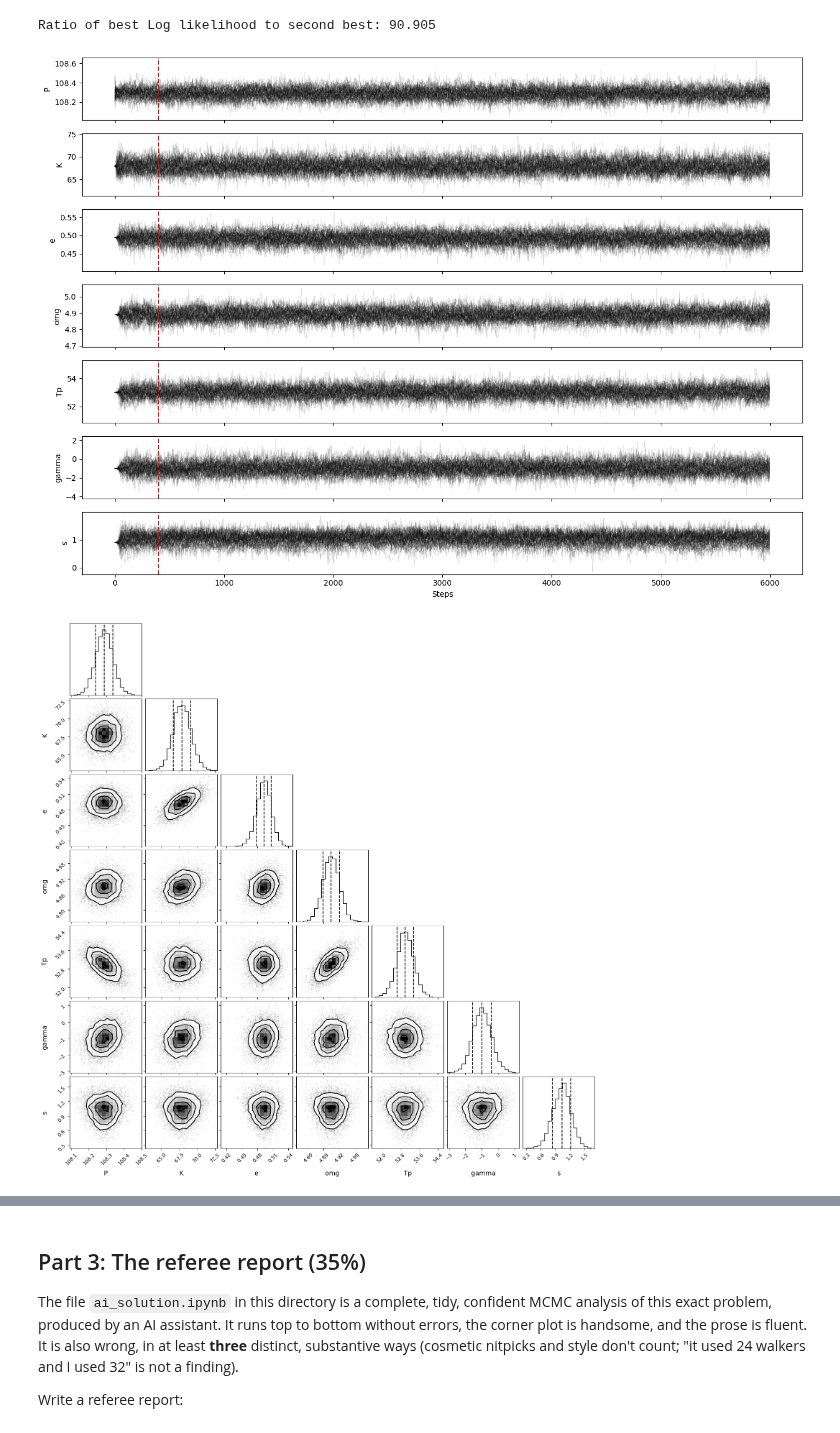
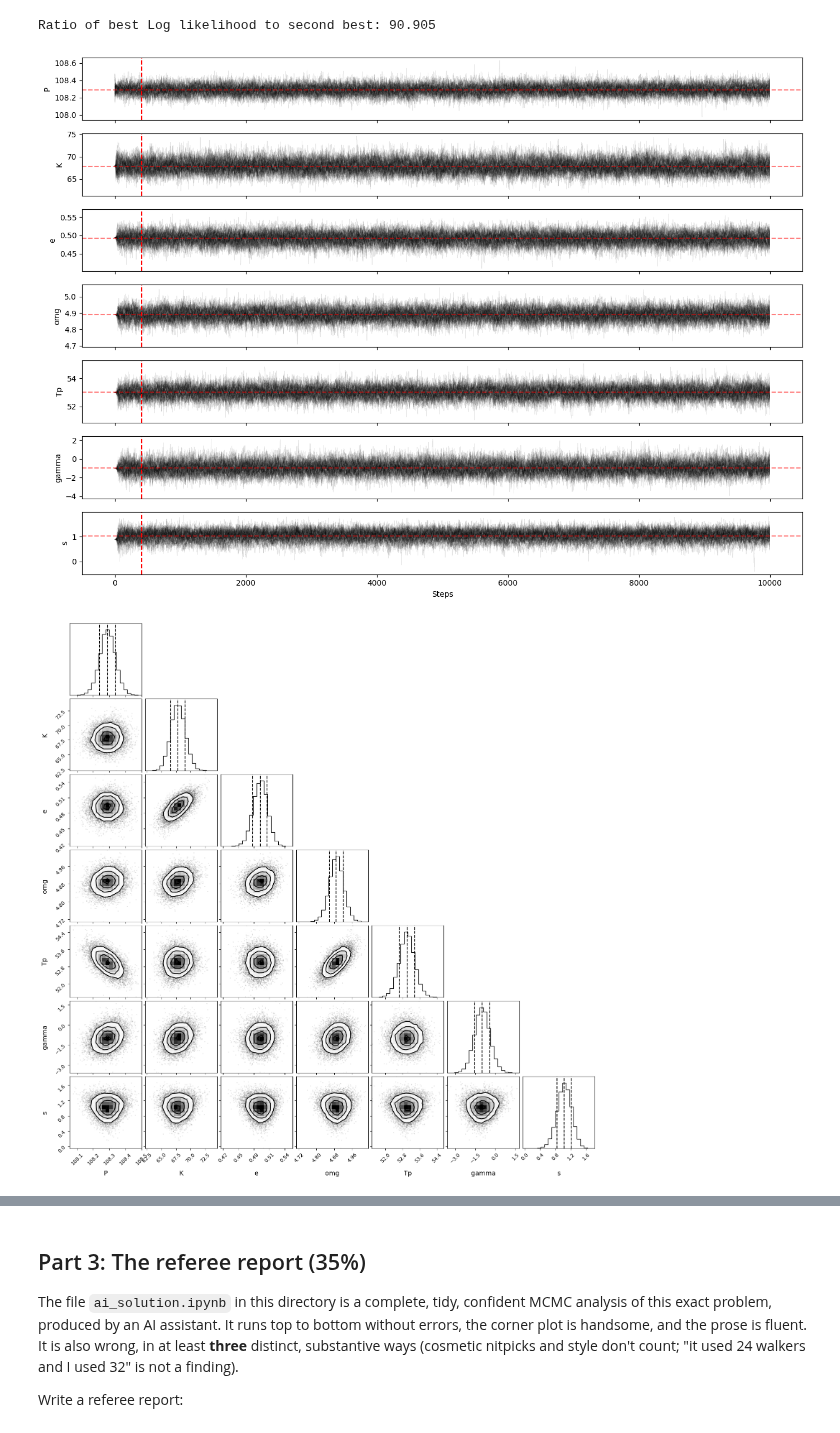
Before and after one commit to andrewtsteves/ast457_2026_Fall, a Jupyter notebook: submissions/asteves2/lab05.ipynb, the cells around one changed output, grey strips where cells are left out. Drawn from its saved outputs; the diff is of its cells as text; code cells hidden in the pictures.

```diff
--- a/submissions/asteves2/lab05.ipynb
+++ b/submissions/asteves2/lab05.ipynb
@@ -239,7 +239,7 @@ scales = 1e-3 * np.array([Pb, kb, 0.1, 0.1, 0.01 * Pb, 1.0, 1.0])
 p0 = xbest.x + scales *  rng_e.normal(size=(nwalkers, ndim))
 
 sampler = emcee.EnsembleSampler(nwalkers, ndim, log_posterior)
-sample = sampler.run_mcmc(p0, 6000)
+sample = sampler.run_mcmc(p0, 10000)
 tau = sampler.get_autocorr_time(tol = 0)
 
 burn = int(5 * np.max(tau))
@@ -252,25 +252,28 @@ Ratio of best Log likelihood to second best: 90.905
 # %%
 chain = sampler.get_chain()
 names = ['P', 'K', 'e', 'omg', 'Tp', 'gamma', 's']
+med = np.median(flat, axis = 0)
 
 fig, axes = plt.subplots(7, 1, figsize = (14, 10), sharex=True)
 for i, ax in enumerate(axes):
-    ax.plot(chain[:, :, i], color = 'k', alpha = 0.15, lw = 0.5)
+    ax.plot(chain[:, :, i], color = 'k', alpha = 0.1, lw = 0.5)
     ax.axvline(burn, linestyle = '--', color = 'red')
+    ax.axhline(med[i], color = 'red', linestyle = '--', alpha = 0.5)
 
     ax.set_ylabel(names[i])
+
 axes[-1].set_xlabel('Steps')
 fig.tight_layout()
 
 plt.show()
 
 fig = corner.corner(flat, labels = names, quantiles = [0.16, 0.5, 0.84], show_titles = False, label_kwargs = dict(fontsize=13))
 fig.set_size_inches(16, 16); plt.show()
 
 lo, mid, hi = np.percentile(flat, [16, 50, 84], axis=0)
 # %% [output]
-[figure, old version]
+[figure, new version]
-[figure, old version]
+[figure, new version]
 # %%
 samples = flat.copy()
 samples [: 6] = np.exp(flat[: 6])
```
Also changed, not shown: parts of 9 cells of this notebook.
